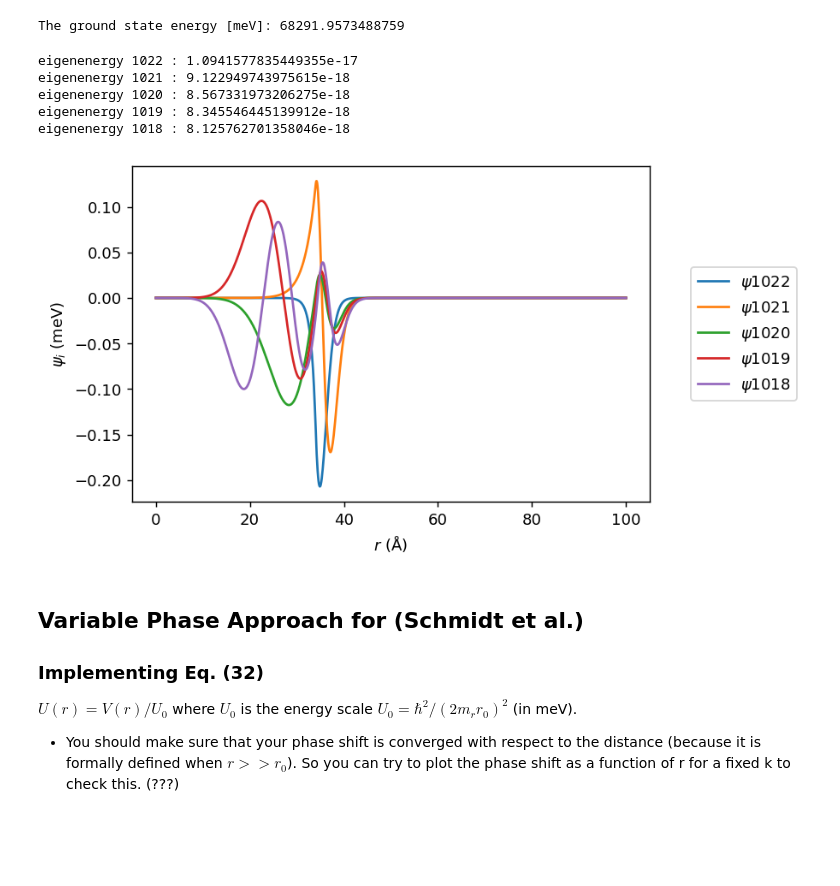
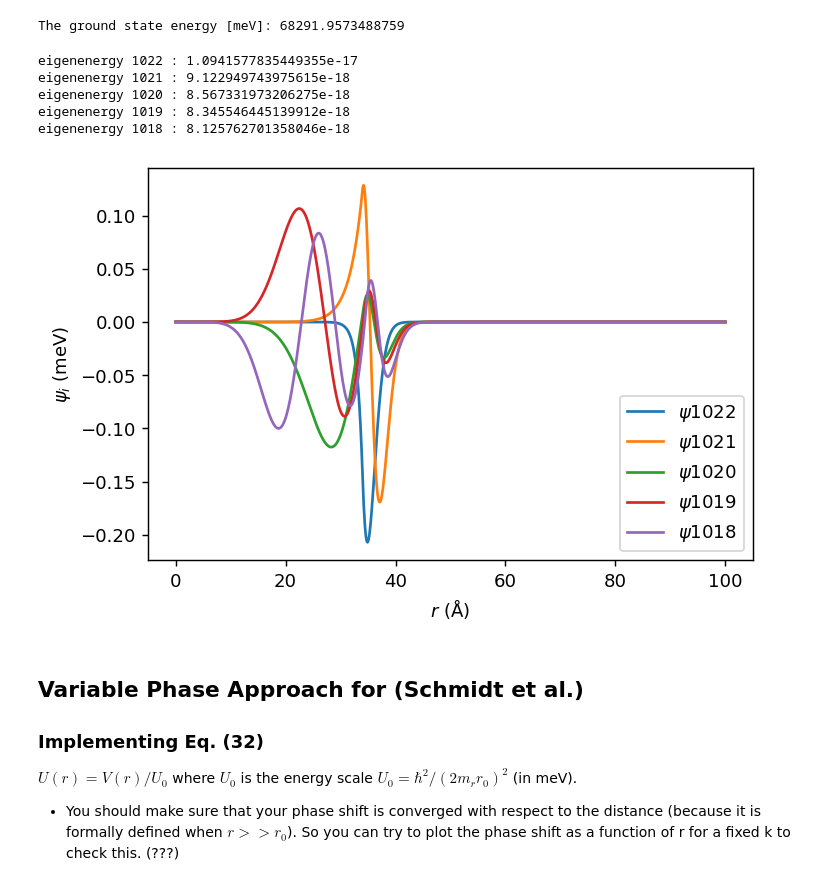
Before and after one commit to anabanami/scatterbrain, a Jupyter notebook: scatterbrain.ipynb, the cells around one changed output. Saved outputs shown, nothing was run; the diff lists cells and outputs as text; code cells hidden in the pictures; blank space fills up the shorter version.

```diff
--- a/scatterbrain.ipynb
+++ b/scatterbrain.ipynb
@@ -161,29 +161,29 @@ The ground state energy [meV]: 68291.9573488759
 # %%
 for i in range(1022,1017,-1):
     E_i = (eigenvalues[i] * hbar**2) / (2 * M_red)
     psi,= plt.plot(r / angstrom, unitary[:, i] + E_i, label=f"$\psi{i}$")
     print('eigenenergy', i, ':', E_i)
-    plt.legend(loc='center right', bbox_to_anchor=(1.3, 0.5))
+    plt.legend() # loc='center right', bbox_to_anchor=(1.3, 0.5))
 
 #plt.plot(r / angstrom, V_Xe(r))
 ylabel = plt.ylabel(r'$\psi_i$ (meV)')
 plt.xlabel(r'$r$ (Å)')
 plt.savefig('5_boundstates_e3.png')
 plt.show()
 
 # plt.axis(ymin = -.35, ymax = .2)
 # ylabel = plt.ylabel(r'$V_{Xe}$ and $\psi$', fontsize=10, labelpad=20)
 # # ylabel.set_rotation(0)
 # plt.xlabel(r'$r$ (Å)')
 # plt.savefig('Schmidt_and_boundstate.png')
 # plt.show()
 # %% [output]
 eigenenergy 1022 : 1.0941577835449355e-17
 eigenenergy 1021 : 9.122949743975615e-18
 eigenenergy 1020 : 8.567331973206275e-18
 eigenenergy 1019 : 8.345546445139912e-18
 eigenenergy 1018 : 8.125762701358046e-18
-[figure, old version]
+[figure, new version]
 # %%
 ## plt.plot(r / angstrom, V_Xe(r))
 # plt.plot(r / angstrom, unitary[:, 1022])
```
Also changed, not shown: 2 other files.
